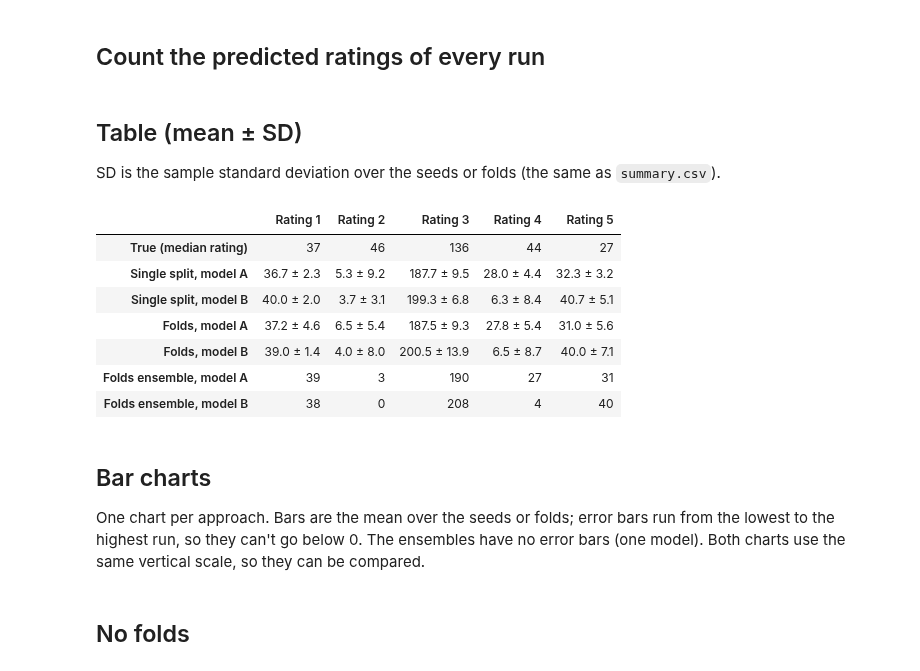
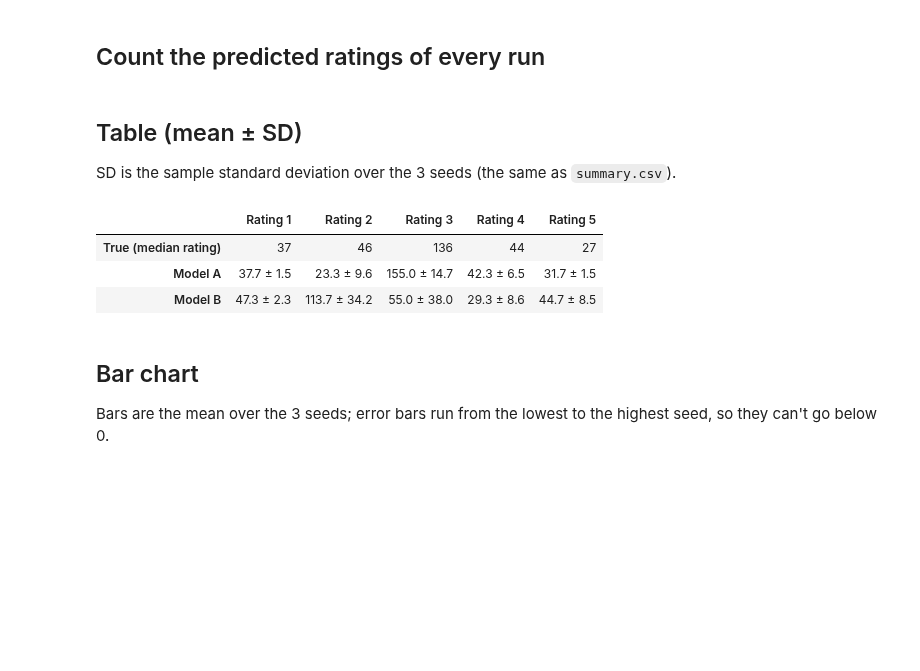
Before and after one commit to CaNtHinkOfaUser/Classifying-malignancy-in-lung-nodules-using-deep-learning-models, a Jupyter notebook: Model/predicted_ratings.ipynb, the cells around one changed output. Saved outputs shown, nothing was run; the diff lists cells and outputs as text; code cells hidden in the pictures; blank space fills up the shorter version.

```diff
--- a/Model/predicted_ratings.ipynb
+++ b/Model/predicted_ratings.ipynb
@@ -36,61 +45,32 @@ print(f"{len(test)} test nodules")
 # %% [markdown]
 ## Count the predicted ratings of every run
 # %%
-def probs_of(run_dir):
-    """One run's test probabilities, rows in the order of the test nodules."""
-    preds = pd.read_csv(run_dir / "test_preds.csv").set_index("nodule_key")
-    return preds.loc[test.index, P_COLS].to_numpy()
-
 def count(probs):
     """How many nodules get each rating 1-5 (the rating with the highest probability)."""
     predicted = probs.argmax(axis=1) + 1
     return np.array([(predicted == r).sum() for r in RATINGS])
 
-# one count per run: rows = runs, columns = ratings 1-5
-groups = {}
-for kind, model in (("hard", "A"), ("soft", "B")):
-    groups[f"Single split, model {model}"] = np.array([count(probs_of(SINGLE_DIR / f"{kind}_seed{s}")) for s in SEEDS])
-    fold_probs = [probs_of(FOLDS_DIR / f"{kind}_fold{k}") for k in FOLDS]
-    groups[f"Folds, model {model}"] = np.array([count(p) for p in fold_probs])
-    groups[f"Folds ensemble, model {model}"] = count(np.mean(fold_probs, axis=0))[None, :]   # one combined model
-
+# one count per seed: rows = seeds, columns = ratings 1-5
+groups = {f"Model {m}": np.array([count(probs_of(f"{kind}_seed{s}")) for s in SEEDS]) for kind, m in KINDS.items()}
 true_counts = np.array([(test["hard"] == r).sum() for r in RATINGS])
 # %% [markdown]
 ## Table (mean ± SD)
 
-SD is the sample standard deviation over the seeds or folds (the same as `summary.csv`).
+SD is the sample standard deviation over the 3 seeds (the same as `summary.csv`).
 # %%
-ORDER = ["Single split, model A", "Single split, model B",
-         "Folds, model A", "Folds, model B",
-         "Folds ensemble, model A", "Folds ensemble, model B"]
-
 rows = {"True (median rating)": [str(c) for c in true_counts]}
-means, sds = {}, {}
-for name in ORDER:
-    runs = groups[name]
-    means[name] = runs.mean(axis=0)
-    if len(runs) > 1:
-        sds[name] = runs.std(axis=0, ddof=1)
-        rows[name] = [f"{m:.1f} ± {s:.1f}" for m, s in zip(means[name], sds[name])]
-    else:
-        sds[name] = None
-        rows[name] = [f"{m:.0f}" for m in means[name]]
+for name, runs in groups.items():
+    rows[name] = [f"{m:.1f} ± {s:.1f}" for m, s in zip(runs.mean(axis=0), runs.std(axis=0, ddof=1))]
 
 table = pd.DataFrame(rows, index=[f"Rating {r}" for r in RATINGS]).T
 table
 # %% [output]
 |  | Rating 1 | Rating 2 | Rating 3 | Rating 4 | Rating 5 |
 | True (median rating) | 37 | 46 | 136 | 44 | 27 |
-| Single split, model A | 36.7 ± 2.3 | 5.3 ± 9.2 | 187.7 ± 9.5 | 28.0 ± 4.4 | 32.3 ± 3.2 |
-| Single split, model B | 40.0 ± 2.0 | 3.7 ± 3.1 | 199.3 ± 6.8 | 6.3 ± 8.4 | 40.7 ± 5.1 |
-| Folds, model A | 37.2 ± 4.6 | 6.5 ± 5.4 | 187.5 ± 9.3 | 27.8 ± 5.4 | 31.0 ± 5.6 |
-| Folds, model B | 39.0 ± 1.4 | 4.0 ± 8.0 | 200.5 ± 13.9 | 6.5 ± 8.7 | 40.0 ± 7.1 |
-| Folds ensemble, model A | 39 | 3 | 190 | 27 | 31 |
-| Folds ensemble, model B | 38 | 0 | 208 | 4 | 40 |
+| Model A | 37.7 ± 1.5 | 23.3 ± 9.6 | 155.0 ± 14.7 | 42.3 ± 6.5 | 31.7 ± 1.5 |
+| Model B | 47.3 ± 2.3 | 113.7 ± 34.2 | 55.0 ± 38.0 | 29.3 ± 8.6 | 44.7 ± 8.5 |
 # %% [markdown]
-## Bar charts
+## Bar chart
 
-One chart per approach. Bars are the mean over the seeds or folds; error bars run from the lowest to the
-highest run, so they can't go below 0. The ensembles have no error bars (one model).
-Both charts use the same vertical scale, so they can be compared.
+Bars are the mean over the 3 seeds; error bars run from the lowest to the highest seed, so they can't go below 0.
 # %%
@@ -118,2 +96,0 @@ def bars(names, colours, title):
-# %% [markdown]
-## No folds
```
Also changed, not shown: parts of 8 cells of this notebook, 8 other files.
